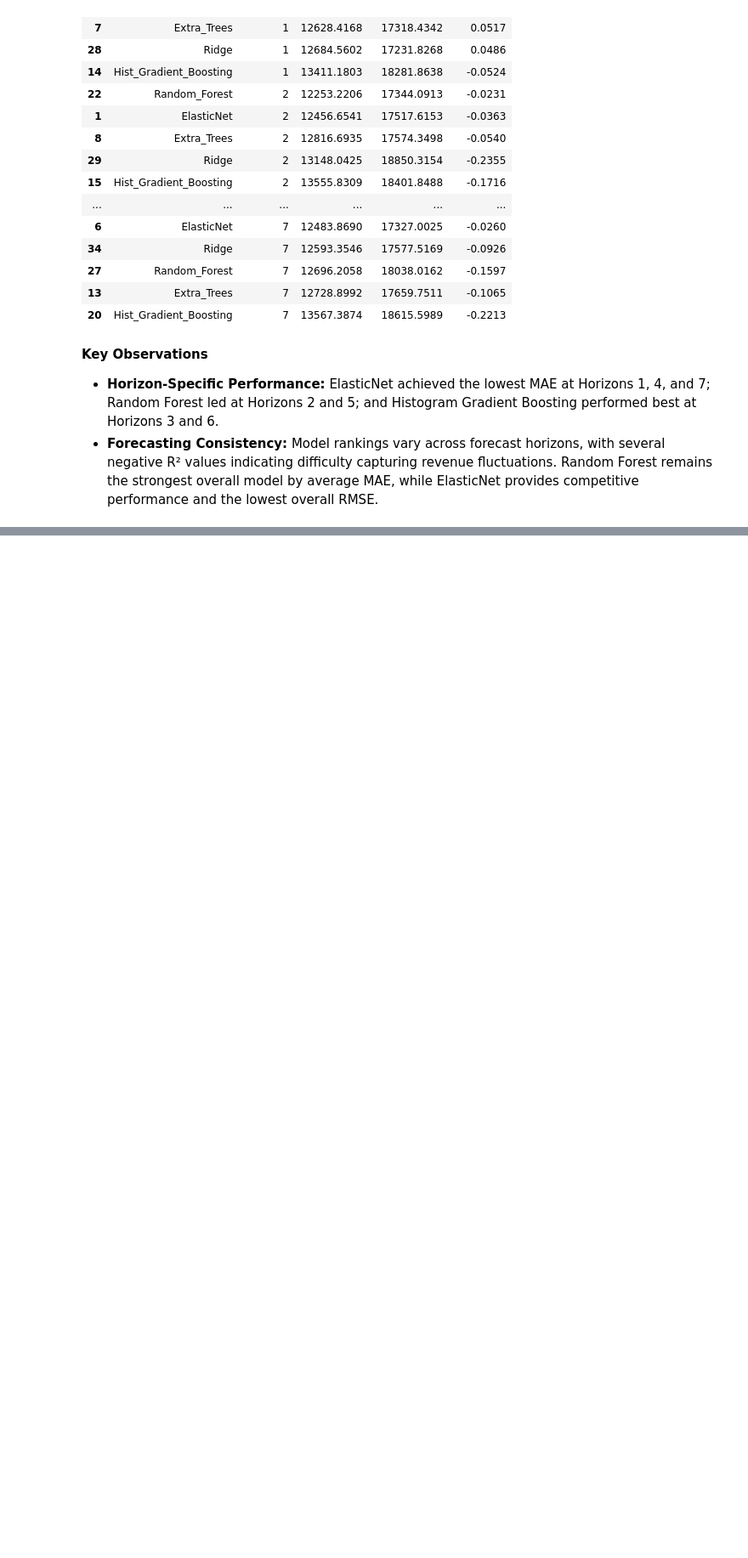
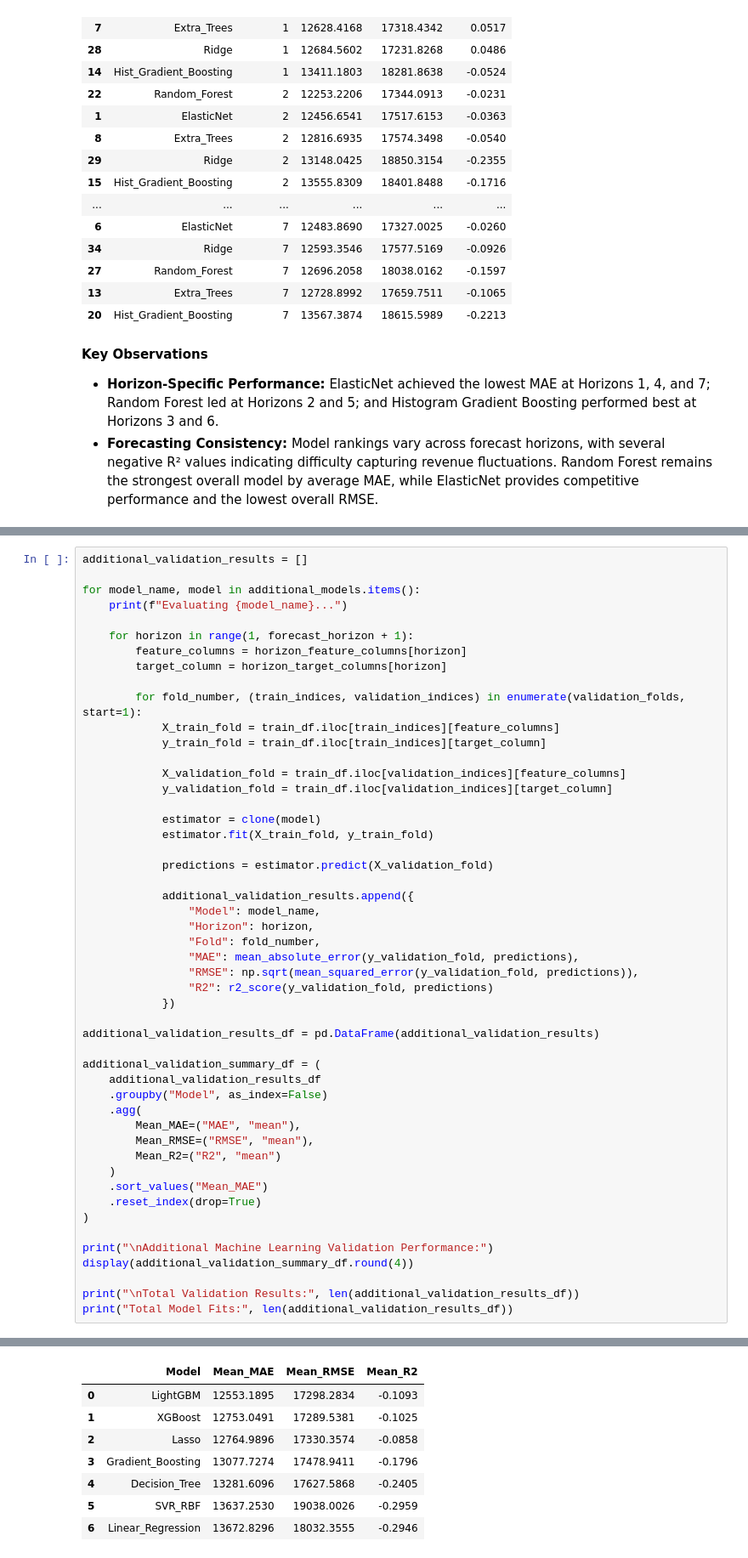
Before and after one commit to TejasMJ/Retail-Sales-Dynamics, a Jupyter notebook: notebooks/05_model_development.ipynb, the cells around one changed output, grey strips where cells are left out. Shown at 85% size. Cells and saved outputs as stored; diff of their text form; blank space fills up the shorter version.

```diff
--- a/notebooks/05_model_development.ipynb
+++ b/notebooks/05_model_development.ipynb
@@ -623,0 +728,51 @@ Machine Learning Performance by Forecast Horizon:
+# %%
+additional_validation_results = []
+
+for model_name, model in additional_models.items():
+    print(f"Evaluating {model_name}...")
+
+    for horizon in range(1, forecast_horizon + 1):
+        feature_columns = horizon_feature_columns[horizon]
+        target_column = horizon_target_columns[horizon]
+
+        for fold_number, (train_indices, validation_indices) in enumerate(validation_folds, start=1):
+            X_train_fold = train_df.iloc[train_indices][feature_columns]
+            y_train_fold = train_df.iloc[train_indices][target_column]
+
+            X_validation_fold = train_df.iloc[validation_indices][feature_columns]
+            y_validation_fold = train_df.iloc[validation_indices][target_column]
+
+            estimator = clone(model)
+            estimator.fit(X_train_fold, y_train_fold)
+
+            predictions = estimator.predict(X_validation_fold)
+
+            additional_validation_results.append({
+                "Model": model_name,
+                "Horizon": horizon,
+                "Fold": fold_number,
+                "MAE": mean_absolute_error(y_validation_fold, predictions),
+                "RMSE": np.sqrt(mean_squared_error(y_validation_fold, predictions)),
+                "R2": r2_score(y_validation_fold, predictions)
+            })
+
+additional_validation_results_df = pd.DataFrame(additional_validation_results)
+
+additional_validation_summary_df = (
+    additional_validation_results_df
+    .groupby("Model", as_index=False)
+    .agg(
+        Mean_MAE=("MAE", "mean"),
+        Mean_RMSE=("RMSE", "mean"),
+        Mean_R2=("R2", "mean")
+    )
+    .sort_values("Mean_MAE")
+    .reset_index(drop=True)
+)
+
+print("\nAdditional Machine Learning Validation Performance:")
+display(additional_validation_summary_df.round(4))
+
+print("\nTotal Validation Results:", len(additional_validation_results_df))
+print("Total Model Fits:", len(additional_validation_results_df))
+# %% [output]
@@ -623,0 +788,8 @@ Machine Learning Performance by Forecast Horizon:
+|  | Model | Mean_MAE | Mean_RMSE | Mean_R2 |
+| 0 | LightGBM | 12553.1895 | 17298.2834 | -0.1093 |
+| 1 | XGBoost | 12753.0491 | 17289.5381 | -0.1025 |
+| 2 | Lasso | 12764.9896 | 17330.3574 | -0.0858 |
+| 3 | Gradient_Boosting | 13077.7274 | 17478.9411 | -0.1796 |
+| 4 | Decision_Tree | 13281.6096 | 17627.5868 | -0.2405 |
+| 5 | SVR_RBF | 13637.2530 | 19038.0026 | -0.2959 |
+| 6 | Linear_Regression | 13672.8296 | 18032.3555 | -0.2946 |
```
Also changed, not shown: parts of 8 cells of this notebook.
